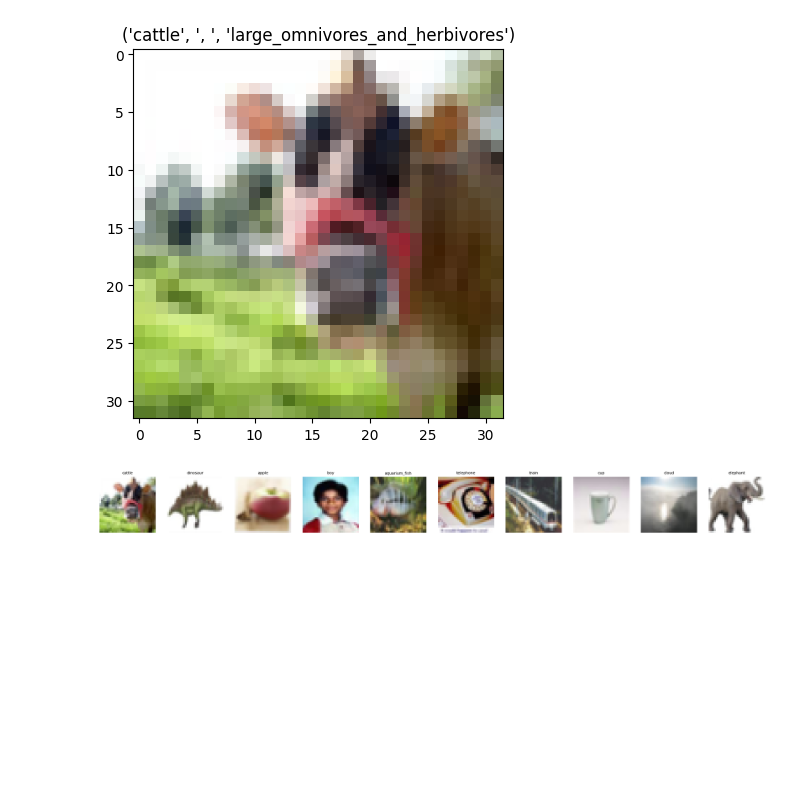
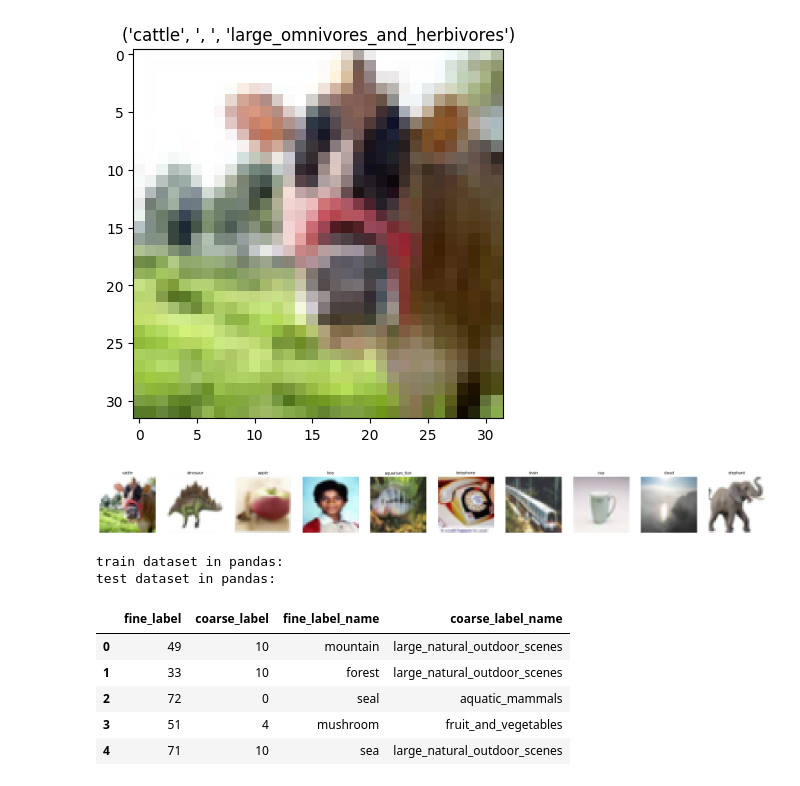
Before and after one commit to KongPleiku/Image-Generation-model, a Jupyter notebook: EDA.ipynb, the cells around one changed output. Saved outputs shown, nothing was run; the diff lists cells and outputs as text; code cells hidden in the pictures; blank space fills up the shorter version.

Commit message:
complete EDA on the cifar100 dataset

```diff
--- a/EDA.ipynb
+++ b/EDA.ipynb
@@ -208,0 +202,37 @@ plot_image(10)
+# %%
+import pandas as pd
+import numpy as np
+
+# convert HF datasets to pandas
+train_df = cifar_100["train"].to_pandas()
+test_df = cifar_100["test"].to_pandas()
+
+# add human readable labels
+train_df["fine_label_name"] = train_df["fine_label"].map(id2labels)
+train_df["coarse_label_name"] = train_df["coarse_label"].map(coarse_id2labels)
+
+test_df["fine_label_name"] = test_df["fine_label"].map(id2labels)
+test_df["coarse_label_name"] = test_df["coarse_label"].map(coarse_id2labels)
+
+# optional: store images as numpy arrays (memory heavy)
+train_df["img_arr"] = train_df["img"].apply(lambda im: np.array(im))
+test_df["img_arr"] = test_df["img"].apply(lambda im: np.array(im))
+
+
+train_df.drop(columns= ['img', 'img_arr'], inplace= True)
+test_df.drop(columns=['img', 'img_arr'], inplace=True)
+
+print("train dataset in pandas: ")
+train_df.head()
+
+print('test dataset in pandas: ')
+test_df.head()
+# %% [output]
+train dataset in pandas:
+test dataset in pandas:
+|  | fine_label | coarse_label | fine_label_name | coarse_label_name |
+| 0 | 49 | 10 | mountain | large_natural_outdoor_scenes |
+| 1 | 33 | 10 | forest | large_natural_outdoor_scenes |
+| 2 | 72 | 0 | seal | aquatic_mammals |
+| 3 | 51 | 4 | mushroom | fruit_and_vegetables |
+| 4 | 71 | 10 | sea | large_natural_outdoor_scenes |
```
Also changed, not shown: parts of 5 cells of this notebook.
